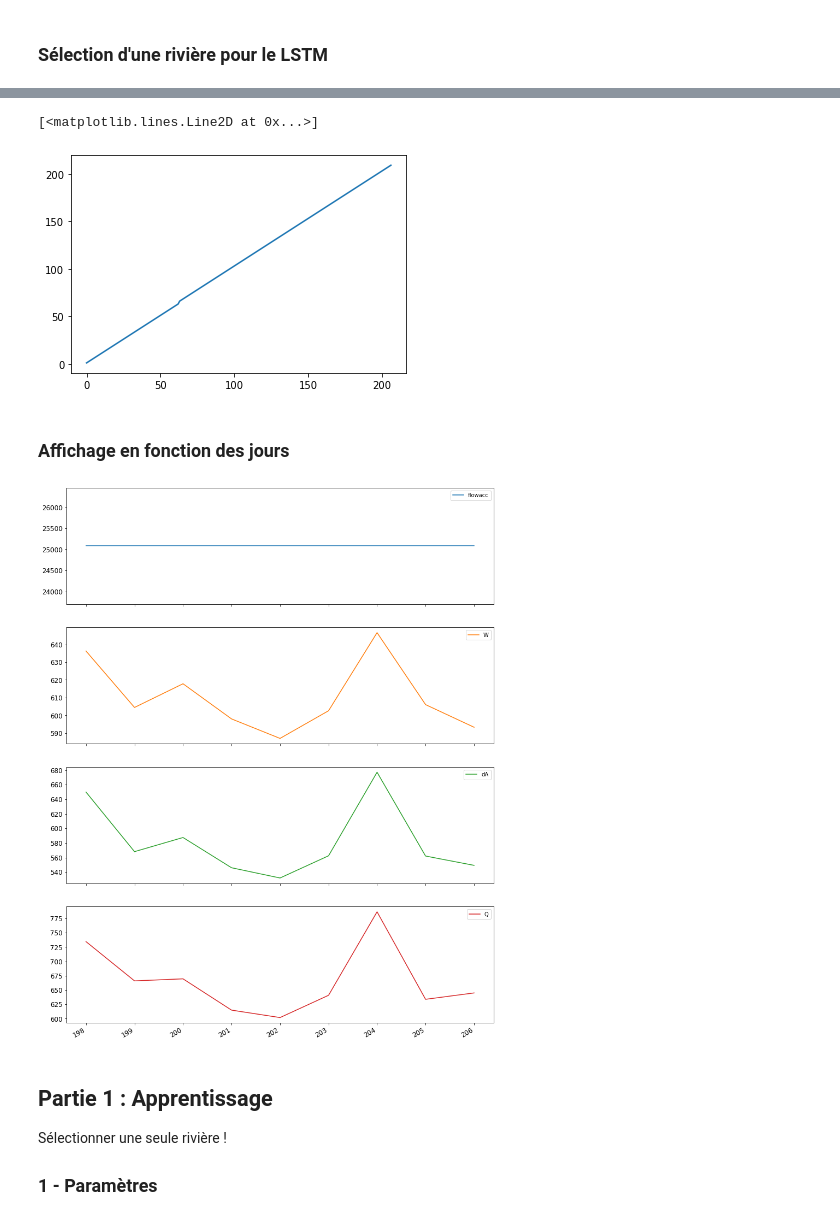
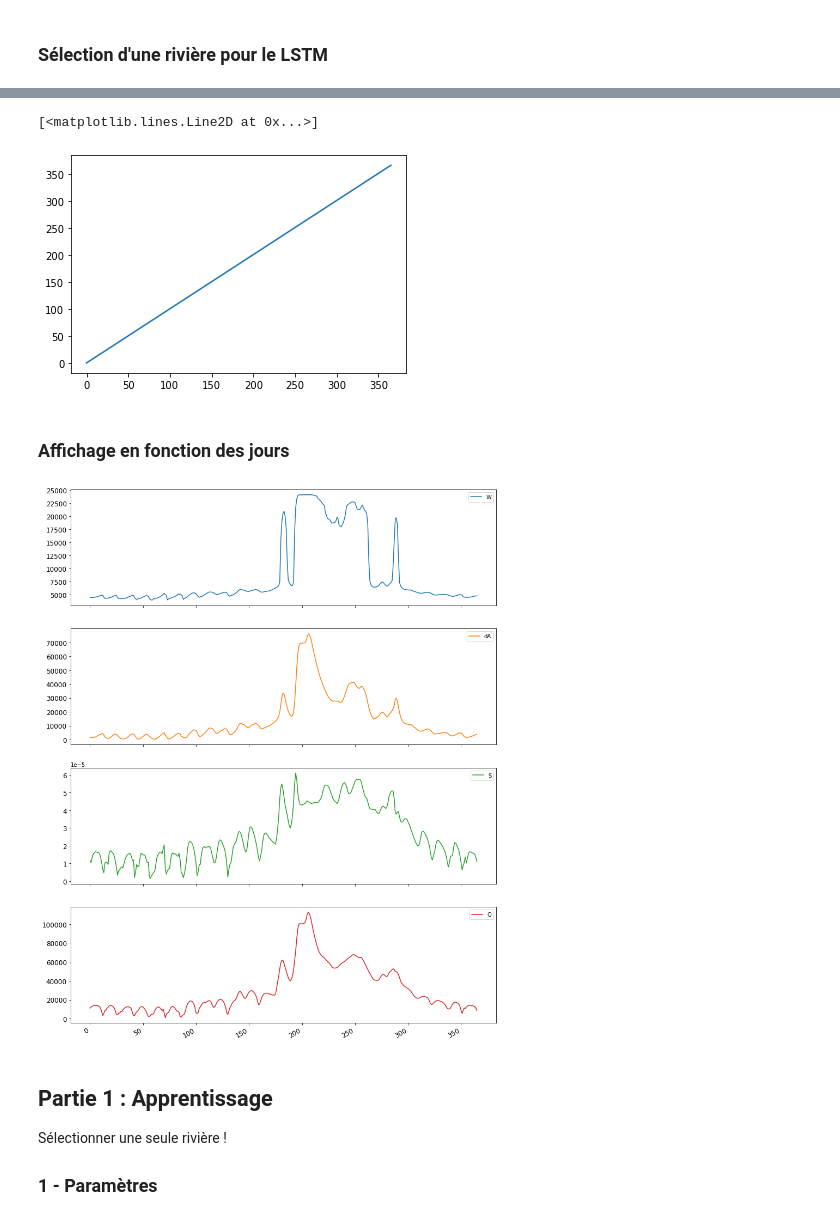
Before and after one commit to scastets/Projet4MA_Hydrologie, a Jupyter notebook: Notebooks/Projet_4MA_LSTM.ipynb, the cells around one changed output, grey strips where cells are left out. Saved outputs shown, nothing was run; the diff lists cells and outputs as text; code cells hidden in the pictures.

```diff
--- a/Notebooks/Projet_4MA_LSTM.ipynb
+++ b/Notebooks/Projet_4MA_LSTM.ipynb
@@ -122,7 +122,7 @@ river_means_pepsi=data_pepsi.groupby("river", as_index=False).mean()
 # %% [markdown]
 ### Sélection des données
 # %%
-columns_used = ['day','river','reach','flowacc','W','dA','Q']
+columns_used = ['day','river','reach','W','dA','S','Q']
 to_drop = data_pepsi.columns.difference(columns_used)
 data_pepsi.drop( to_drop, axis=1, inplace=True)
 
@@ -162,7 +183,7 @@ Shape après moyenne sur chaque reach :  (8188, 5)
 # %% [markdown]
 ### Sélection d'une rivière pour le LSTM
 # %%
-river_name = "Connecticut"
+river_name = "MissouriDownstream"
 
 data_river = data_appr.loc[[river_name]].copy()
 #data_river.sort_values(['day'],  inplace=True) # si besoin de trier dans l'ordre chronologique
@@ -175,15 +206,14 @@ print(" Shape : " , data_river.shape)
 plt.plot(data_river.day)
 # %% [output]
 [<matplotlib.lines.Line2D at 0x...>]
-[figure, old version]
+[figure, new version]
 # %% [markdown]
 ### Affichage en fonction des jours
 # %%
-i=random.randint(0,len(data_river))
-data_river[['flowacc','W','dA','Q']].iloc[i:i+31].plot(subplots=True, fontsize=12, figsize=(14,20))
+data_river[['W','dA','S','Q']].plot(subplots=True, fontsize=12, figsize=(14,20))
 plt.show()
 # %% [output]
-[figure, old version]
+[figure, new version]
 # %% [markdown]
 
 ## Partie 1 : Apprentissage
```
Also changed, not shown: parts of 16 cells of this notebook.
